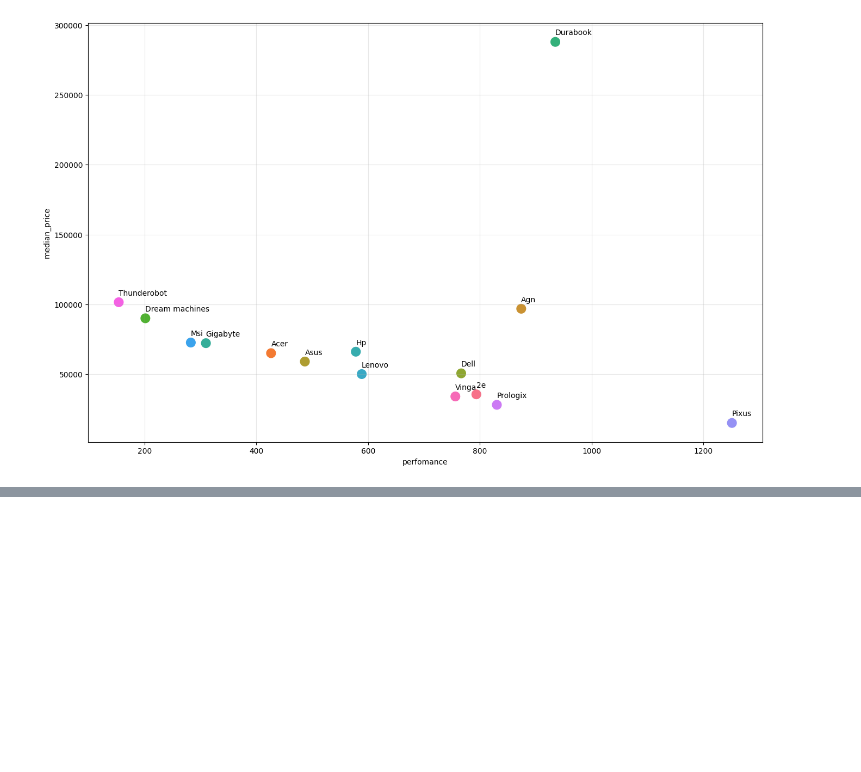
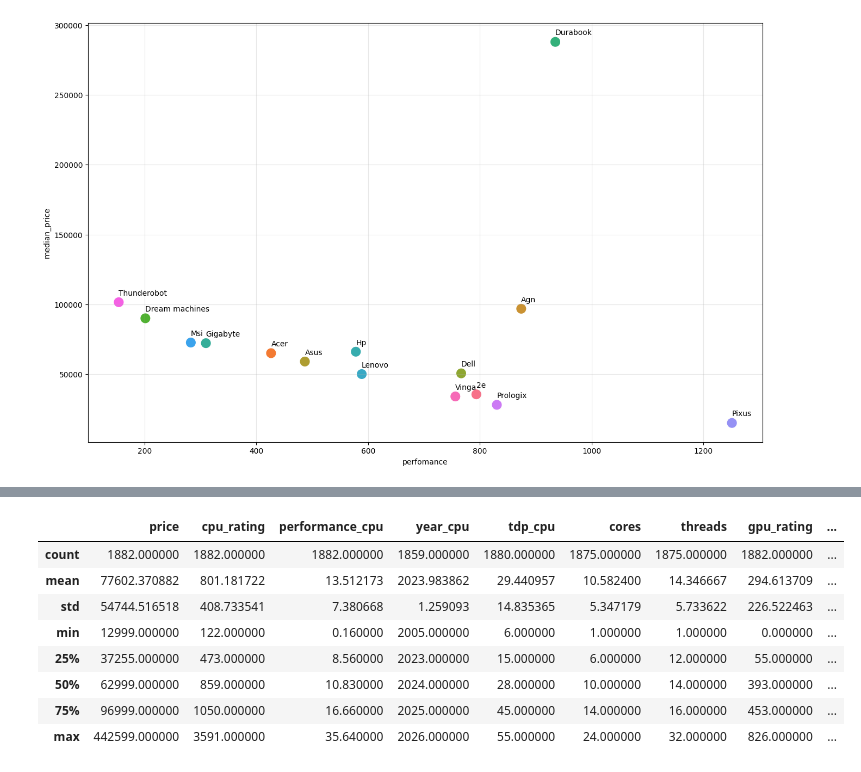
Before and after one commit to TopolyaNOT/laptop_analysis, a Jupyter notebook: test.ipynb, the cells around one changed output, grey strips where cells are left out. Cells and saved outputs as stored; diff of their text form; code cells hidden in the pictures; blank space fills up the shorter version.

```diff
--- a/test.ipynb
+++ b/test.ipynb
@@ -742,0 +785,12 @@ plt.show()
+# %%
+df.describe()
+# %% [output]
+|  | price | cpu_rating | performance_cpu | year_cpu | tdp_cpu | cores | threads | gpu_rating | ... |
+| count | 1882.000000 | 1882.000000 | 1882.000000 | 1859.000000 | 1880.000000 | 1875.000000 | 1875.000000 | 1882.000000 | ... |
+| mean | 77602.370882 | 801.181722 | 13.512173 | 2023.983862 | 29.440957 | 10.582400 | 14.346667 | 294.613709 | ... |
+| std | 54744.516518 | 408.733541 | 7.380668 | 1.259093 | 14.835365 | 5.347179 | 5.733622 | 226.522463 | ... |
+| min | 12999.000000 | 122.000000 | 0.160000 | 2005.000000 | 6.000000 | 1.000000 | 1.000000 | 0.000000 | ... |
+| 25% | 37255.000000 | 473.000000 | 8.560000 | 2023.000000 | 15.000000 | 6.000000 | 12.000000 | 55.000000 | ... |
+| 50% | 62999.000000 | 859.000000 | 10.830000 | 2024.000000 | 28.000000 | 10.000000 | 14.000000 | 393.000000 | ... |
+| 75% | 96999.000000 | 1050.000000 | 16.660000 | 2025.000000 | 45.000000 | 14.000000 | 16.000000 | 453.000000 | ... |
+| max | 442599.000000 | 3591.000000 | 35.640000 | 2026.000000 | 55.000000 | 24.000000 | 32.000000 | 826.000000 | ... |
```
Also changed, not shown: parts of 13 cells of this notebook, 2 other files.
